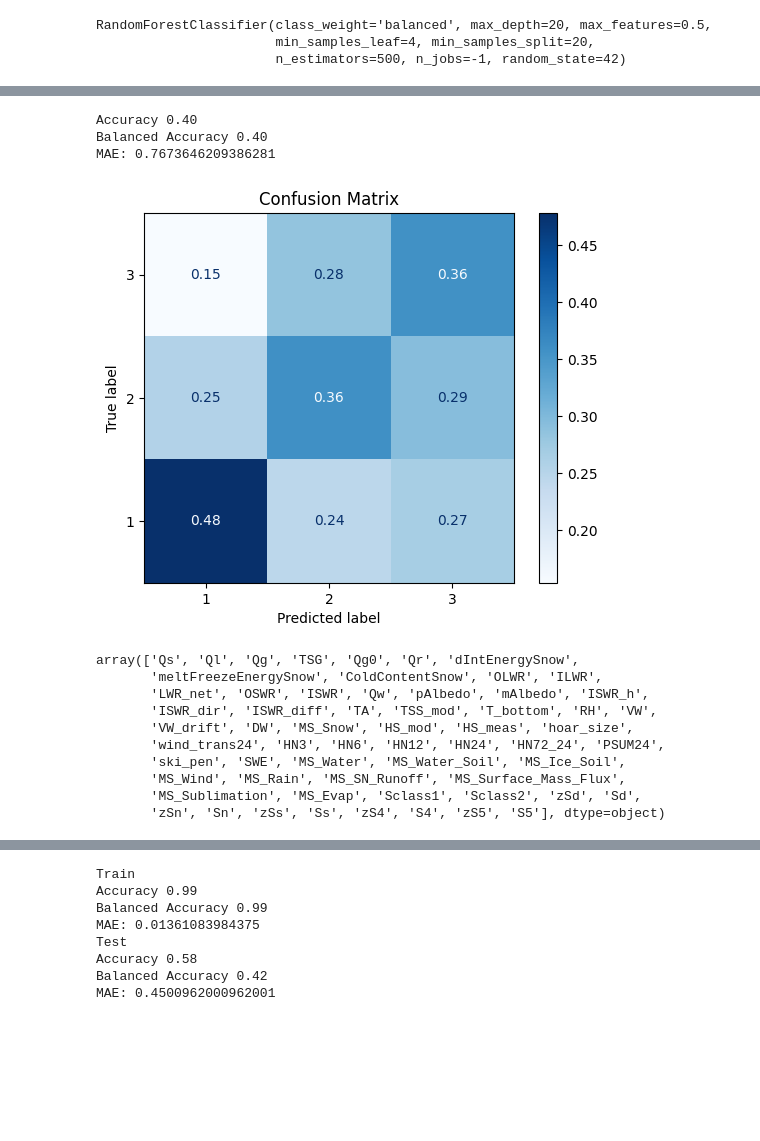
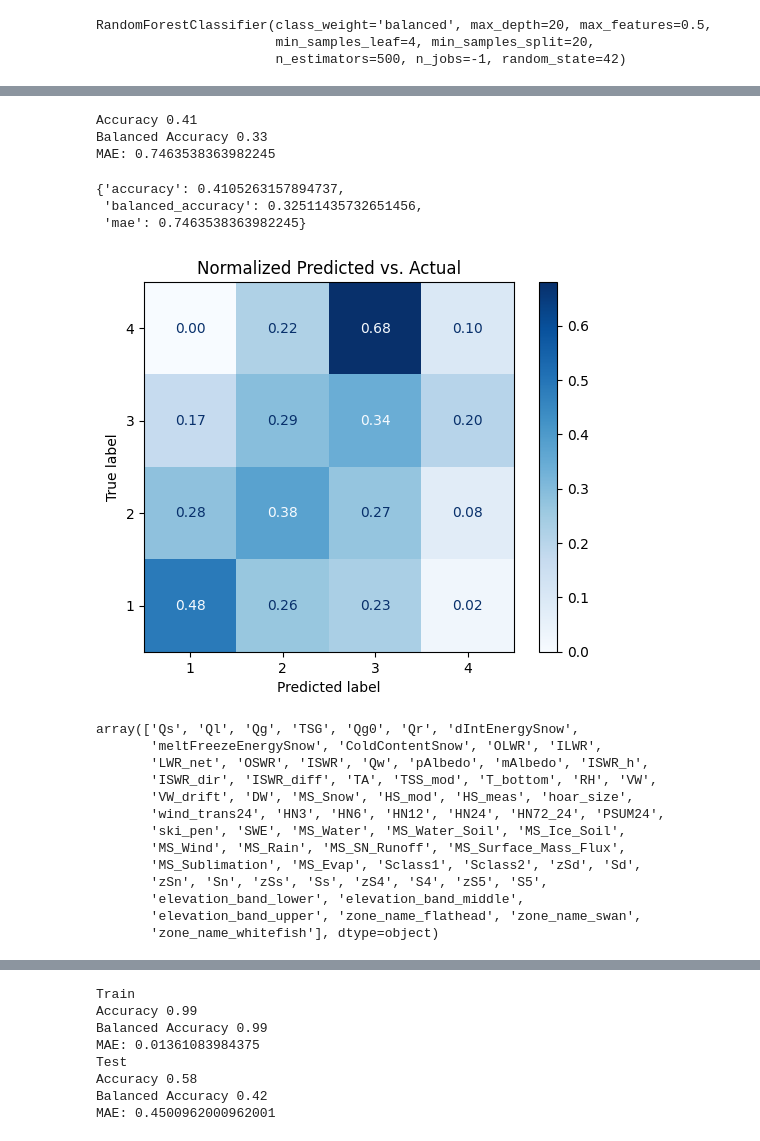
Before and after one commit to CanFam23/avy-forecasting, a Jupyter notebook: notebooks/model/forest.ipynb, the cells around one changed output, grey strips where cells are left out. Cells and saved outputs as stored; diff of their text form; code cells hidden in the pictures; blank space fills up the shorter version.

```diff
--- a/notebooks/model/forest.ipynb
+++ b/notebooks/model/forest.ipynb
@@ -38,7 +38,11 @@ dff0 = pd.read_csv("../../data/training_combined/training_combined_5.csv")
 dff0['date'] = pd.to_datetime(dff0['date'])
 dff0 = dff0[dff0['slope_angle'] > 0] # Removing flat slopes increases accuracy by about 6 percent
 
+dff0 = pd.get_dummies(dff0,columns=['elevation_band','zone_name'])
+
 danger_levels = pd.read_csv("../../../data/FAC/FAC_Danger_rating_zone_elv.csv")
 danger_levels['date'] = pd.to_datetime(danger_levels['date'])
 
 coords_geodf = gpd.read_file("../../../data/FAC/zones/grid_coords_subset.geojson")
+
+exclude_cols = ['date','id_x','slope_azi', 'danger_level','altitude','slope_angle','lat', 'lon', 'geometry','danger_level.1'] #'elevation_band','zone_name']
@@ -45,5 +131,5 @@ coords_geodf = gpd.read_file("../../../data/FAC/zones/grid_coords_subset.geojson
 # %%
-exclude_cols = ['date','id_x','slope_azi', 'danger_level','altitude','slope_angle','elevation_band','lat', 'lon', 'zone_name', 'geometry','danger_level.1']
+exclude_cols = ['date','id_x','slope_azi', 'danger_level','altitude','slope_angle','lat', 'lon', 'geometry','danger_level.1'] #'elevation_band','zone_name']
 # X, y, excluded_cols = prep_data(
 #     dff0,
 #     danger_levels,
@@ -58,14 +144,14 @@ exclude_cols = ['date','id_x','slope_azi', 'danger_level','altitude','slope_angl
 
 # X_train, X_test, y_train, y_test = train_test_split(X,y, test_size=0.3, random_state=seed, stratify=y)
 
-train_set = dff0[dff0['date'] < pd.Timestamp(year=2024, month=10, day=1)]
-test_set = dff0[dff0['date'] >= pd.Timestamp(year=2024, month=10, day=1)]
+# train_set = dff0[dff0['date'] < pd.Timestamp(year=2024, month=10, day=1)]
+# test_set = dff0[dff0['date'] >= pd.Timestamp(year=2024, month=10, day=1)]
 
-X_train = train_set.loc[:, ~train_set.columns.isin(exclude_cols)].copy()
-X_test  = test_set.loc[:, ~test_set.columns.isin(exclude_cols)].copy()
+X_train = dff0.loc[:, ~dff0.columns.isin(exclude_cols)].copy()
+# X_test  = test_set.loc[:, ~test_set.columns.isin(exclude_cols)].copy()
 
-y_train = train_set['danger_level']
-y_test = test_set['danger_level']
+y_train = dff0['danger_level']
+# y_test = test_set['danger_level']
 # %%
 # Params found from tuning
 # {'class_weight': 'balanced',
@@ -121,31 +195,35 @@ MAE: 0.4500962000962001
 # %%
 actual_dangers = pd.read_csv("../../data/2526_FAC/FAC_danger_levels_25.csv")
 
 zone_map = {
     "whitefish range":"whitefish",
     "swan range":"swan",
     "flathead range & glacier np":"flathead"
 }
 
 actual_dangers['date'] = pd.to_datetime(actual_dangers['date'])
 actual_dangers['zone_name'] = actual_dangers['zone_name'].apply(lambda x: zone_map[x])
 
 curr_dff = pd.read_csv("../../data/ops25_26/new_all_predictions.csv").drop(columns=["predicted_danger"]).rename(columns={"date":"timestamp"})
 
 val_x, val_y, val_excluded_cols = prep_data(
     curr_dff,
     actual_dangers,
     coords_geodf,
     replace_missing=True,
-    change_danger=True,
-    exclude_cols=['date','id','id_x','slope_azi', 'danger_level','altitude','slope_angle','forecast_zone_id','elevation_band','lat', 'lon', 'zone_name', 'geometry'])
+    exclude_cols=['date','id','id_x','slope_azi', 'danger_level','altitude','slope_angle','forecast_zone_id','lat', 'lon', 'geometry'])
+
+val_x = pd.get_dummies(val_x,columns=['elevation_band','zone_name'])
 
 eval_model(val_y, rf.predict(val_x), plot=True, norm=True)
 # %% [output]
-Accuracy 0.40
-Balanced Accuracy 0.40
-MAE: 0.7673646209386281
+Accuracy 0.41
+Balanced Accuracy 0.33
+MAE: 0.7463538363982245
+{'accuracy': 0.4105263157894737,
+ 'balanced_accuracy': 0.32511435732651456,
+ 'mae': 0.7463538363982245}
-[figure, old version]
+[figure, new version]
 # %%
 rf.feature_names_in_
 # %% [output]
@@ -158,7 +236,10 @@ array(['Qs', 'Ql', 'Qg', 'TSG', 'Qg0', 'Qr', 'dIntEnergySnow',
        'ski_pen', 'SWE', 'MS_Water', 'MS_Water_Soil', 'MS_Ice_Soil',
        'MS_Wind', 'MS_Rain', 'MS_SN_Runoff', 'MS_Surface_Mass_Flux',
        'MS_Sublimation', 'MS_Evap', 'Sclass1', 'Sclass2', 'zSd', 'Sd',
-       'zSn', 'Sn', 'zSs', 'Ss', 'zS4', 'S4', 'zS5', 'S5'], dtype=object)
+       'zSn', 'Sn', 'zSs', 'Ss', 'zS4', 'S4', 'zS5', 'S5',
+       'elevation_band_lower', 'elevation_band_middle',
+       'elevation_band_upper', 'zone_name_flathead', 'zone_name_swan',
+       'zone_name_whitefish'], dtype=object)
 # %%
 # dff0[exclude_cols].iloc[X_test.index]
 # test_data = pd.concat([X_test,dff0[exclude_cols].loc[X_test.index]],axis=1)
```
Also changed, not shown: parts of 8 cells of this notebook, 1 other file.
